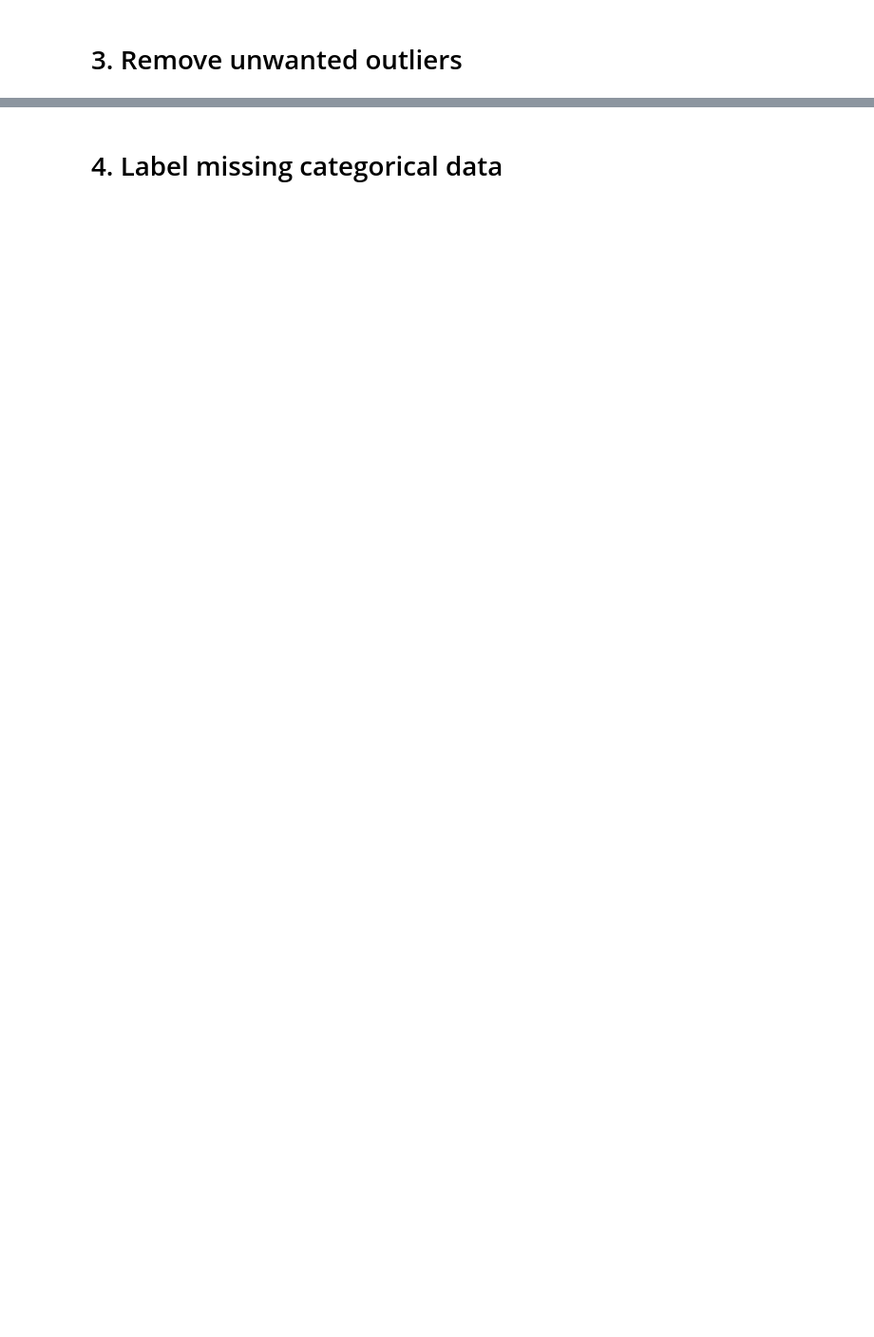
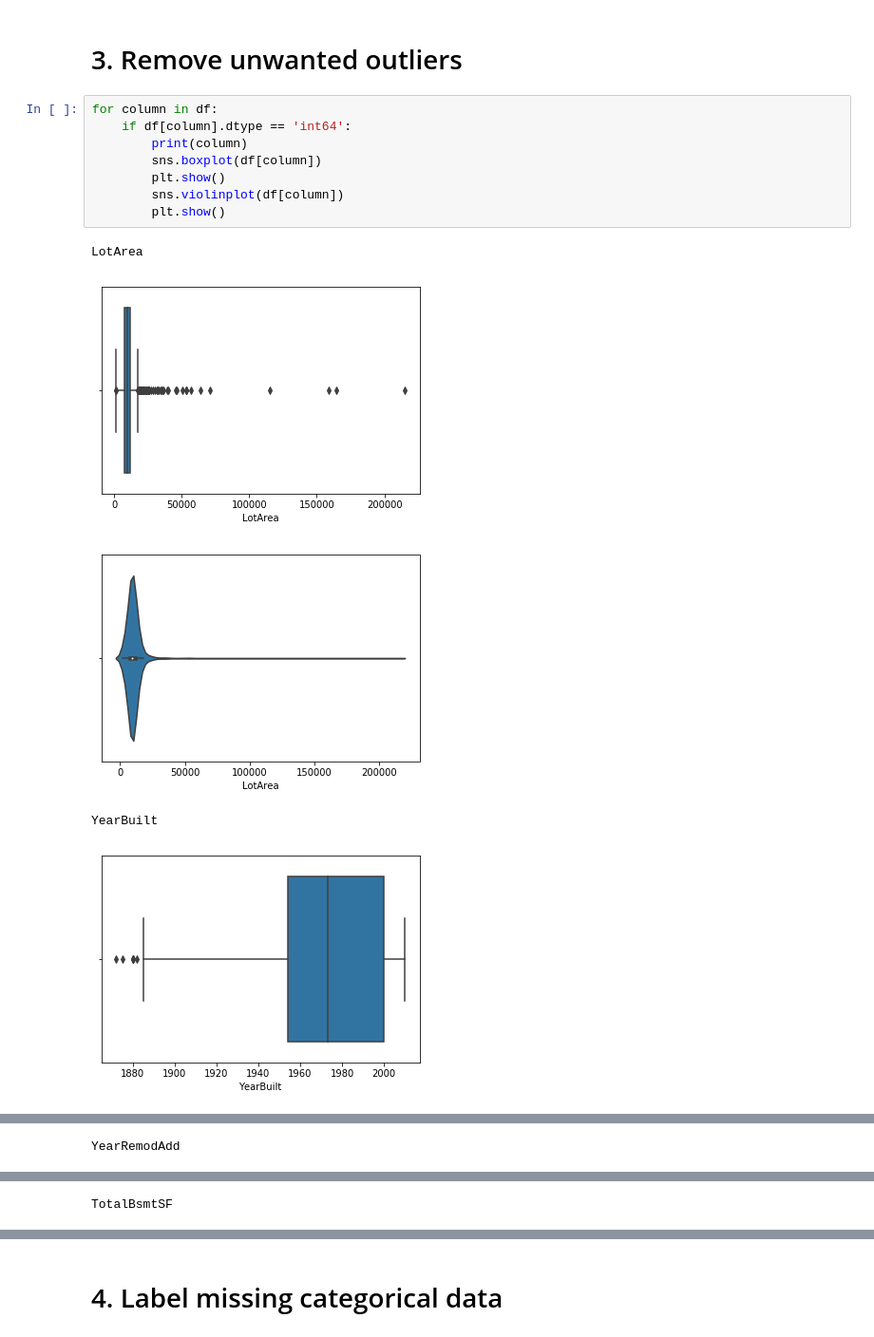
Before and after one commit to eric-hendrickson/data_science_final_project, a Jupyter notebook: Final Project.ipynb, the cells around one changed output, grey strips where cells are left out. Shown at 95% size. Drawn from its saved outputs; the diff is of its cells as text; blank space fills up the shorter version.

```diff
--- a/Final Project.ipynb
+++ b/Final Project.ipynb
@@ -216,3 +213,17 @@ for column in df:
  'CBlock']
 # %% [markdown]
 # 3. Remove unwanted outliers
+# %%
+for column in df:
+    if df[column].dtype == 'int64':
+        print(column)
+        sns.boxplot(df[column])
+        plt.show()
+        sns.violinplot(df[column])
+        plt.show()
+# %% [output]
+LotArea
+[figure, added]
+[figure, added]
+YearBuilt
+[figure, added]
@@ -218,0 +231 @@ for column in df:
+YearRemodAdd
@@ -218,0 +234 @@ for column in df:
+TotalBsmtSF
```
Also changed, not shown: parts of 38 cells of this notebook, 1 other file.
